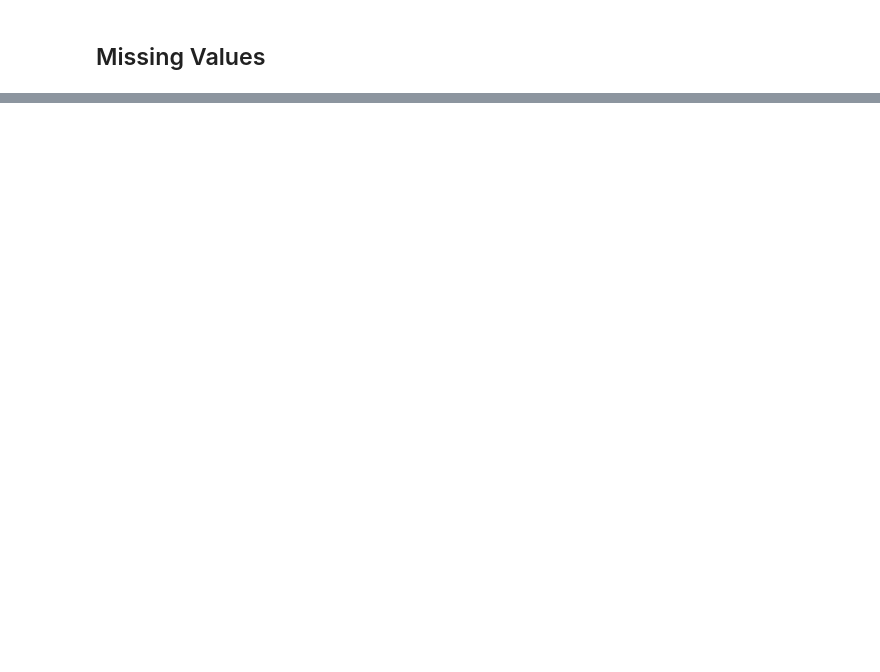
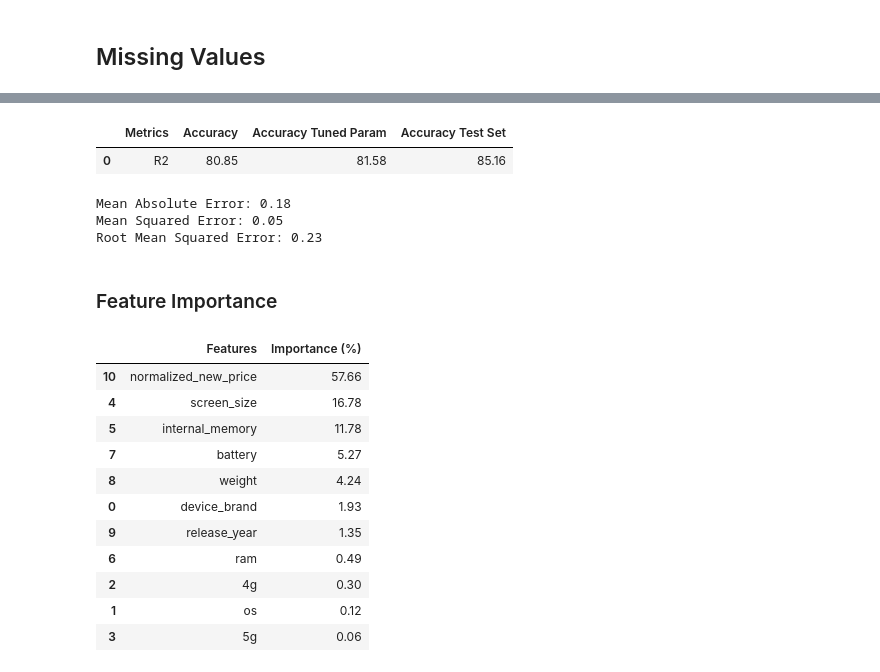
Before and after one commit to kylebower/used-phone-tablet-prices, a Jupyter notebook: usedPhoneTablet.ipynb, the cells around one changed output, grey strips where cells are left out. Drawn from its saved outputs; the diff is of its cells as text; code cells hidden in the pictures; blank space fills up the shorter version.

```diff
--- a/usedPhoneTablet.ipynb
+++ b/usedPhoneTablet.ipynb
@@ -45,0 +268,8 @@ database = database.drop_duplicates(keep='first')
+# %%
+#To improve the performance of the model, we optimise hyper-parameters
+from sklearn.model_selection import GridSearchCV
+
+param_grid = {'n_estimators': [100, 200, 300]}
+forest = RandomForestRegressor(random_state=0)
+grid_search = GridSearchCV(estimator = forest, param_grid = param_grid,
+                          cv = 3, n_jobs = -1, verbose = 2)
@@ -45,0 +305,24 @@ database = database.drop_duplicates(keep='first')
+# %%
+results = pd.DataFrame({
+    'Metrics': ['R2'],
+    'Accuracy': scores,
+    'Accuracy Tuned Param': scores2,
+    'Accuracy Test Set': acc_test})
+results
+# %% [output]
+|  | Metrics | Accuracy | Accuracy Tuned Param | Accuracy Test Set |
+| 0 | R2 | 80.85 | 81.58 | 85.16 |
+# %%
+#Other metrics apart from R2
+from sklearn import metrics
+from sklearn.metrics import mean_squared_error as MSE
+
+print('Mean Absolute Error:', round(metrics.mean_absolute_error(y_test, y_pred),2))
+print('Mean Squared Error:', round(metrics.mean_squared_error(y_test, y_pred),2))
+print('Root Mean Squared Error:', round(np.sqrt(metrics.mean_squared_error(y_test, y_pred)),2))
+# %% [output]
+Mean Absolute Error: 0.18
+Mean Squared Error: 0.05
+Root Mean Squared Error: 0.23
+# %% [markdown]
+### Feature Importance
@@ -45,0 +336,16 @@ database = database.drop_duplicates(keep='first')
+# %%
+features = pd.DataFrame({'Features': name, "Importance (%)": importance})
+features.sort_values(by='Importance (%)', ascending = False)
+# %% [output]
+|  | Features | Importance (%) |
+| 10 | normalized_new_price | 57.66 |
+| 4 | screen_size | 16.78 |
+| 5 | internal_memory | 11.78 |
+| 7 | battery | 5.27 |
+| 8 | weight | 4.24 |
+| 0 | device_brand | 1.93 |
+| 9 | release_year | 1.35 |
+| 6 | ram | 0.49 |
+| 2 | 4g | 0.30 |
+| 1 | os | 0.12 |
+| 3 | 5g | 0.06 |
```
Also changed, not shown: parts of 38 cells of this notebook.
